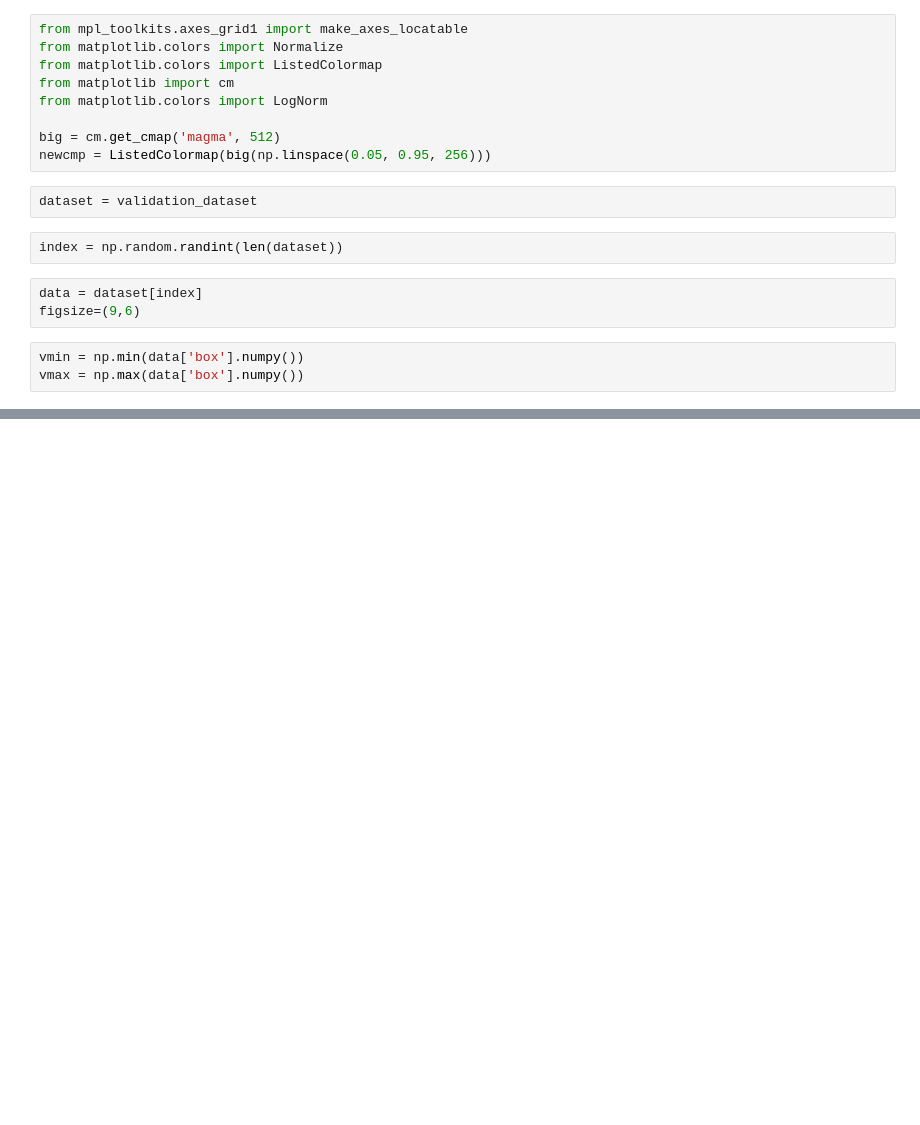
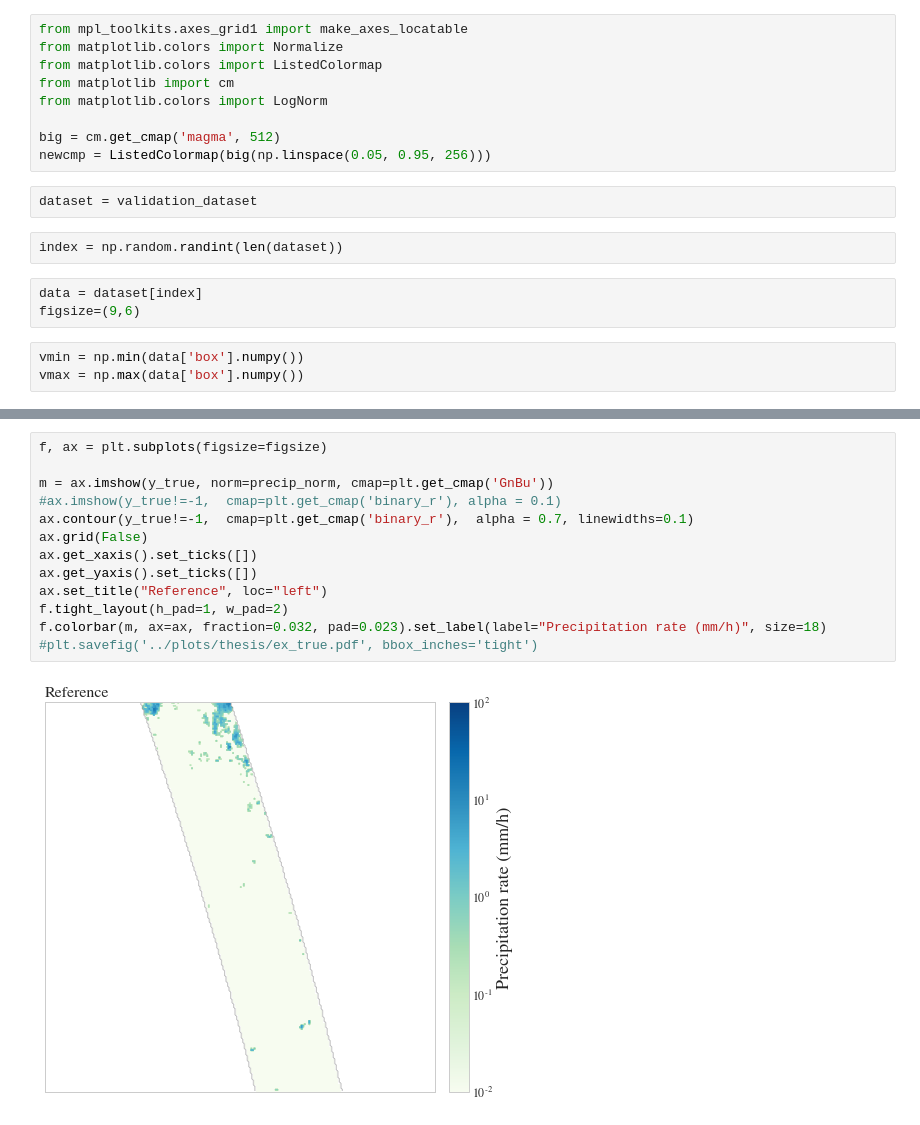
Before and after one commit to ingridingemarsson/geostat-masters-thesis, a Jupyter notebook: notebooks/view_qrnn_preds.ipynb, the cells around one changed output, grey strips where cells are left out. Saved outputs shown, nothing was run; the diff lists cells and outputs as text; blank space fills up the shorter version.

```diff
--- a/notebooks/view_qrnn_preds.ipynb
+++ b/notebooks/view_qrnn_preds.ipynb
@@ -176,3 +218,18 @@ precip_norm = LogNorm(1e-2, 1e2)
+# %%
+f, ax = plt.subplots(figsize=figsize)
+
+m = ax.imshow(y_true, norm=precip_norm, cmap=plt.get_cmap('GnBu'))
+#ax.imshow(y_true!=-1,  cmap=plt.get_cmap('binary_r'), alpha = 0.1)
+ax.contour(y_true!=-1,  cmap=plt.get_cmap('binary_r'),  alpha = 0.7, linewidths=0.1)
+ax.grid(False)
+ax.get_xaxis().set_ticks([])
+ax.get_yaxis().set_ticks([])
+ax.set_title("Reference", loc="left")
+f.tight_layout(h_pad=1, w_pad=2)
+f.colorbar(m, ax=ax, fraction=0.032, pad=0.023).set_label(label="Precipitation rate (mm/h)", size=18)
+#plt.savefig('../plots/thesis/ex_true.pdf', bbox_inches='tight')
+# %% [output]
+[figure, added]
 # %%
 f, ax = plt.subplots(1, 3, figsize=figsize)
 
```
Also changed, not shown: parts of 6 cells of this notebook, 2 other files.
